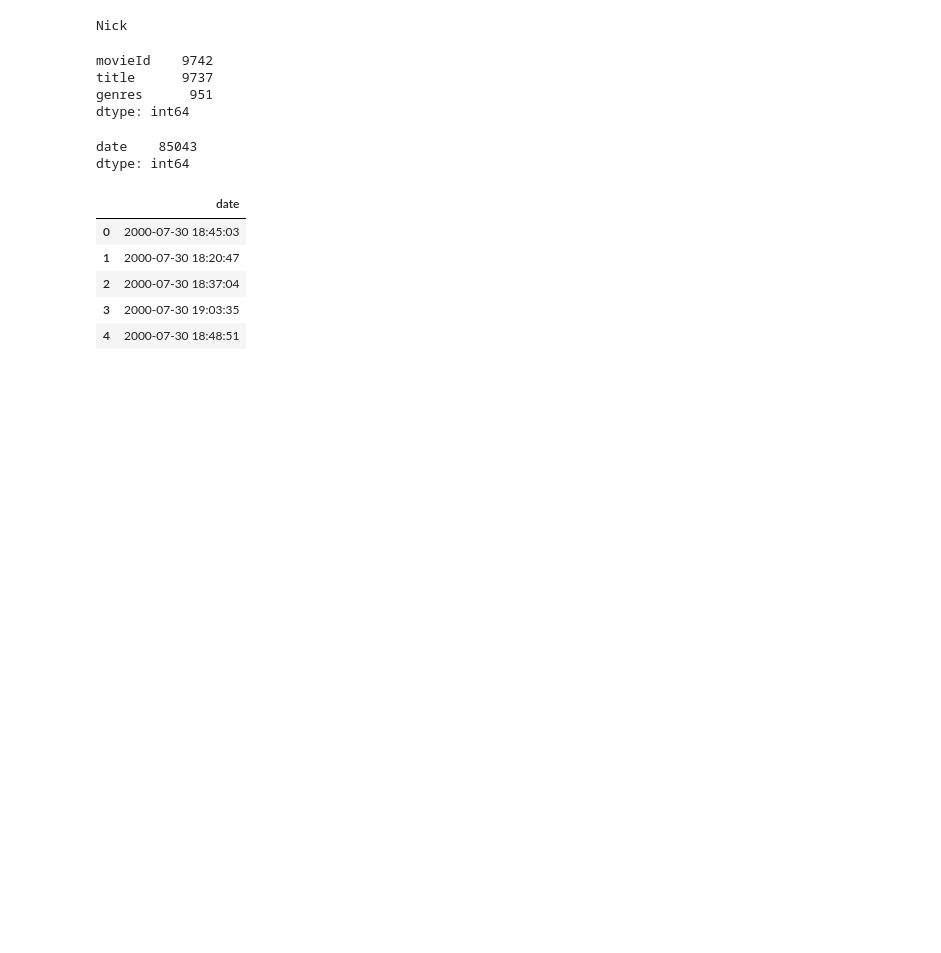
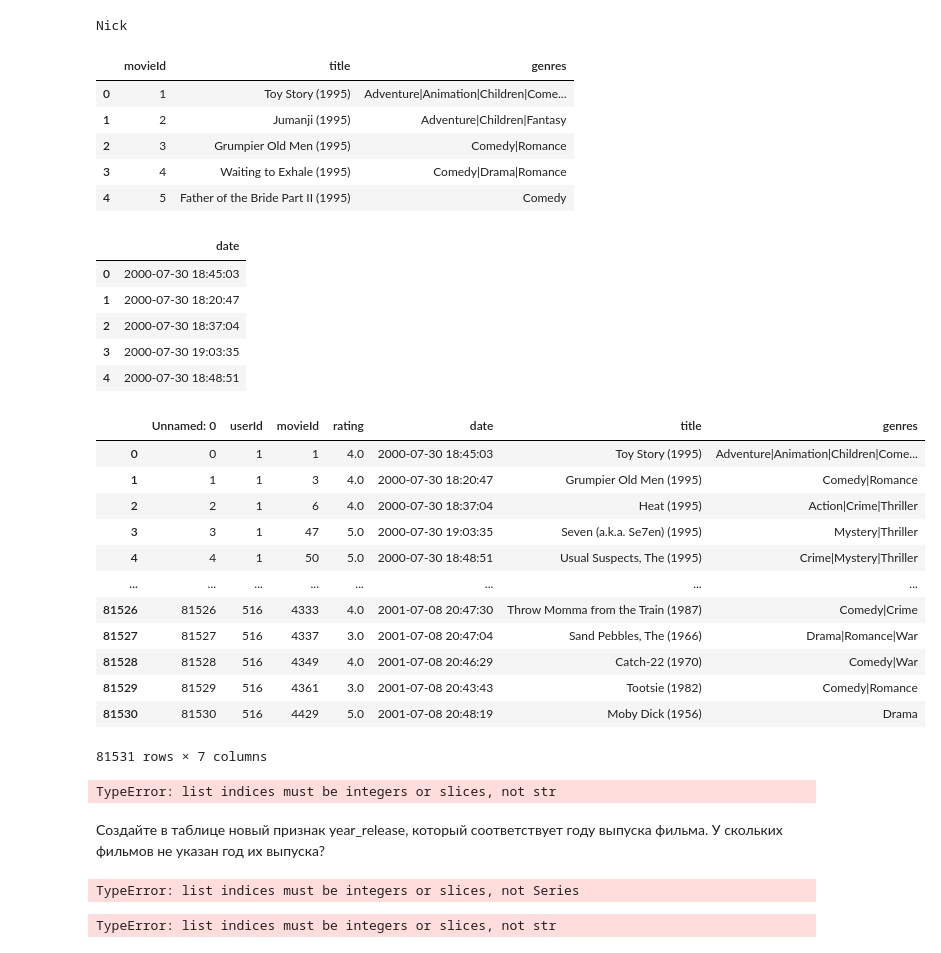
Before and after one commit to keval999/sf_data_science, a Jupyter notebook: SKILLFACTORY/Модуль 4. Продвинутые методы работы с данными в Pandas/DS 4_4.ipynb, the cells around one changed output. Cells and saved outputs as stored; diff of their text form; code cells hidden in the pictures; blank space fills up the shorter version.

```diff
--- a/SKILLFACTORY/Модуль 4. Продвинутые методы работы с данными в Pandas/DS 4_4.ipynb
+++ b/SKILLFACTORY/Модуль 4. Продвинутые методы работы с данными в Pandas/DS 4_4.ipynb
@@ -176,27 +176,46 @@ print(pivot[pivot['unit'] == max_unit_price].index[0])
 Nick
 # %%
 movies = pd.read_csv('data/movies.csv')
-movies.nunique()
+movies.head()
 # %% [output]
-movieId    9742
-title      9737
-genres      951
-dtype: int64
+|  | movieId | title | genres |
+| 0 | 1 | Toy Story (1995) | Adventure|Animation|Children|Come... |
+| 1 | 2 | Jumanji (1995) | Adventure|Children|Fantasy |
+| 2 | 3 | Grumpier Old Men (1995) | Comedy|Romance |
+| 3 | 4 | Waiting to Exhale (1995) | Comedy|Drama|Romance |
+| 4 | 5 | Father of the Bride Part II (1995) | Comedy |
 # %%
 dates = pd.read_csv('data/dates.csv')
-dates.nunique()
+dates.head()
 # %% [output]
-date    85043
-dtype: int64
+|  | date |
+| 0 | 2000-07-30 18:45:03 |
+| 1 | 2000-07-30 18:20:47 |
+| 2 | 2000-07-30 18:37:04 |
+| 3 | 2000-07-30 19:03:35 |
+| 4 | 2000-07-30 18:48:51 |
-# %%
-dates.head()
-# %% [output]
-|  | date |
-| 0 | 2000-07-30 18:45:03 |
-| 1 | 2000-07-30 18:20:47 |
-| 2 | 2000-07-30 18:37:04 |
-| 3 | 2000-07-30 19:03:35 |
-| 4 | 2000-07-30 18:48:51 |
+# %%
+ratings_movies = pd.read_csv('data/ratings_movies.csv')
+ratings_movies.head(81531)
+# %% [output]
+|  | Unnamed: 0 | userId | movieId | rating | date | title | genres |
+| 0 | 0 | 1 | 1 | 4.0 | 2000-07-30 18:45:03 | Toy Story (1995) | Adventure|Animation|Children|Come... |
+| 1 | 1 | 1 | 3 | 4.0 | 2000-07-30 18:20:47 | Grumpier Old Men (1995) | Comedy|Romance |
+| 2 | 2 | 1 | 6 | 4.0 | 2000-07-30 18:37:04 | Heat (1995) | Action|Crime|Thriller |
+| 3 | 3 | 1 | 47 | 5.0 | 2000-07-30 19:03:35 | Seven (a.k.a. Se7en) (1995) | Mystery|Thriller |
+| 4 | 4 | 1 | 50 | 5.0 | 2000-07-30 18:48:51 | Usual Suspects, The (1995) | Crime|Mystery|Thriller |
+| ... | ... | ... | ... | ... | ... | ... | ... |
+| 81526 | 81526 | 516 | 4333 | 4.0 | 2001-07-08 20:47:30 | Throw Momma from the Train (1987) | Comedy|Crime |
+| 81527 | 81527 | 516 | 4337 | 3.0 | 2001-07-08 20:47:04 | Sand Pebbles, The (1966) | Drama|Romance|War |
+| 81528 | 81528 | 516 | 4349 | 4.0 | 2001-07-08 20:46:29 | Catch-22 (1970) | Comedy|War |
+| 81529 | 81529 | 516 | 4361 | 3.0 | 2001-07-08 20:43:43 | Tootsie (1982) | Comedy|Romance |
+| 81530 | 81530 | 516 | 4429 | 5.0 | 2001-07-08 20:48:19 | Moby Dick (1956) | Drama |
+81531 rows × 7 columns
+# %%
+mask = joined['year_release'] == 1999
+joined[mask].groupby('title')['rating'].mean().sort_values()
+# %% [output]
+TypeError: list indices must be integers or slices, not str
 # %%
 #библиотека для регулярных выражений
 import re
@@ -213,3 +232,16 @@ def get_year_release(arg):
     else:
         #если год не указан, возвращаем None
         return None
+# %% [markdown]
+Создайте в таблице новый признак year_release, который соответствует году выпуска фильма.
+У скольких фильмов не указан год их выпуска?
+# %%
+joined['year_release'] = joined[ratings_movies['title']].apply[get_year_release]
+joined.info()
+# %% [output]
+TypeError: list indices must be integers or slices, not Series
+# %%
+mask = joined['year_release'] == 1999
+joined[mask].groupby('title')['rating'].mean().sort_values()
+# %% [output]
+TypeError: list indices must be integers or slices, not str
```
Also changed, not shown: parts of 7 cells of this notebook, 4 other files.
